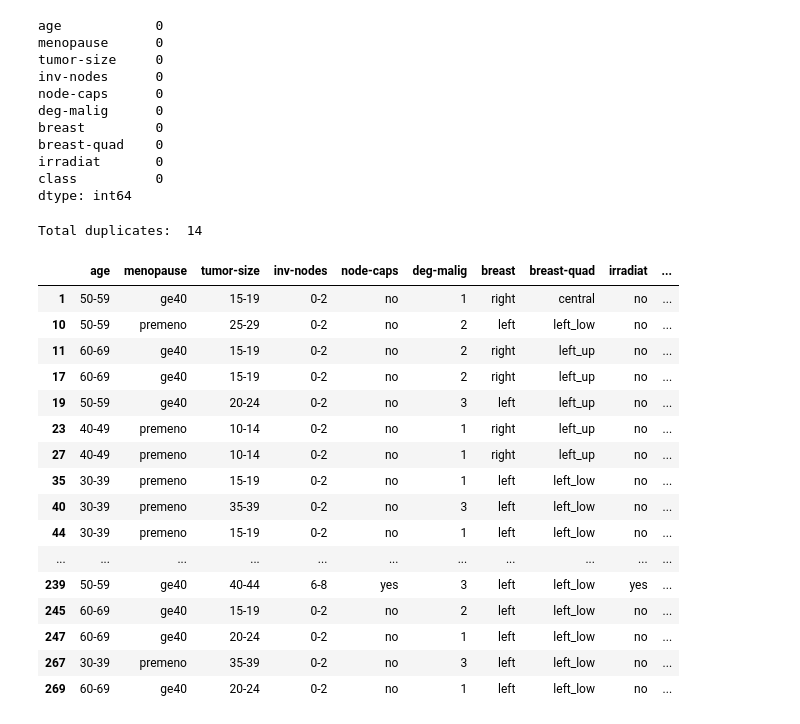
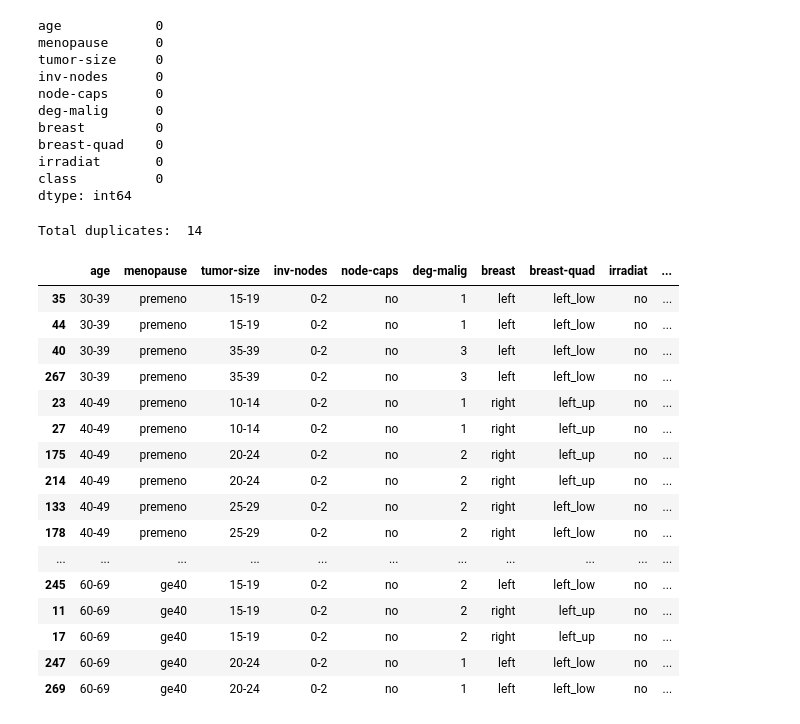
Before and after one commit to josephgitau/September-intake, a Jupyter notebook: EDA.ipynb, the cells around one changed output. Cells and saved outputs as stored; diff of their text form; code cells hidden in the pictures.

```diff
--- a/EDA.ipynb
+++ b/EDA.ipynb
@@ -151,28 +153,30 @@ dtype: int64
 # %%
 # duplicates
 print('Total duplicates: ', df.duplicated().sum())
 
 # create a dataframe with the duplicates
 duplicates = df[df.duplicated(keep=False)]
-duplicates
+
+# sort the dataframe by all columns
+duplicates.sort_values(by=list(duplicates.columns))
 # %% [output]
 Total duplicates:  14
 |  | age | menopause | tumor-size | inv-nodes | node-caps | deg-malig | breast | breast-quad | irradiat | ... |
-| 1 | 50-59 | ge40 | 15-19 | 0-2 | no | 1 | right | central | no | ... |
-| 10 | 50-59 | premeno | 25-29 | 0-2 | no | 2 | left | left_low | no | ... |
+| 35 | 30-39 | premeno | 15-19 | 0-2 | no | 1 | left | left_low | no | ... |
+| 44 | 30-39 | premeno | 15-19 | 0-2 | no | 1 | left | left_low | no | ... |
+| 40 | 30-39 | premeno | 35-39 | 0-2 | no | 3 | left | left_low | no | ... |
+| 267 | 30-39 | premeno | 35-39 | 0-2 | no | 3 | left | left_low | no | ... |
+| 23 | 40-49 | premeno | 10-14 | 0-2 | no | 1 | right | left_up | no | ... |
+| 27 | 40-49 | premeno | 10-14 | 0-2 | no | 1 | right | left_up | no | ... |
+| 175 | 40-49 | premeno | 20-24 | 0-2 | no | 2 | right | left_up | no | ... |
+| 214 | 40-49 | premeno | 20-24 | 0-2 | no | 2 | right | left_up | no | ... |
+| 133 | 40-49 | premeno | 25-29 | 0-2 | no | 2 | right | left_low | no | ... |
+| 178 | 40-49 | premeno | 25-29 | 0-2 | no | 2 | right | left_low | no | ... |
+| ... | ... | ... | ... | ... | ... | ... | ... | ... | ... | ... |
+| 245 | 60-69 | ge40 | 15-19 | 0-2 | no | 2 | left | left_low | no | ... |
 | 11 | 60-69 | ge40 | 15-19 | 0-2 | no | 2 | right | left_up | no | ... |
 | 17 | 60-69 | ge40 | 15-19 | 0-2 | no | 2 | right | left_up | no | ... |
-| 19 | 50-59 | ge40 | 20-24 | 0-2 | no | 3 | left | left_up | no | ... |
-| 23 | 40-49 | premeno | 10-14 | 0-2 | no | 1 | right | left_up | no | ... |
-| 27 | 40-49 | premeno | 10-14 | 0-2 | no | 1 | right | left_up | no | ... |
-| 35 | 30-39 | premeno | 15-19 | 0-2 | no | 1 | left | left_low | no | ... |
-| 40 | 30-39 | premeno | 35-39 | 0-2 | no | 3 | left | left_low | no | ... |
-| 44 | 30-39 | premeno | 15-19 | 0-2 | no | 1 | left | left_low | no | ... |
-| ... | ... | ... | ... | ... | ... | ... | ... | ... | ... | ... |
-| 239 | 50-59 | ge40 | 40-44 | 6-8 | yes | 3 | left | left_low | yes | ... |
-| 245 | 60-69 | ge40 | 15-19 | 0-2 | no | 2 | left | left_low | no | ... |
 | 247 | 60-69 | ge40 | 20-24 | 0-2 | no | 1 | left | left_low | no | ... |
-| 267 | 30-39 | premeno | 35-39 | 0-2 | no | 3 | left | left_low | no | ... |
 | 269 | 60-69 | ge40 | 20-24 | 0-2 | no | 1 | left | left_low | no | ... |
 # %%
 # drop duplicates
```
Also changed, not shown: parts of 1 cell of this notebook.
